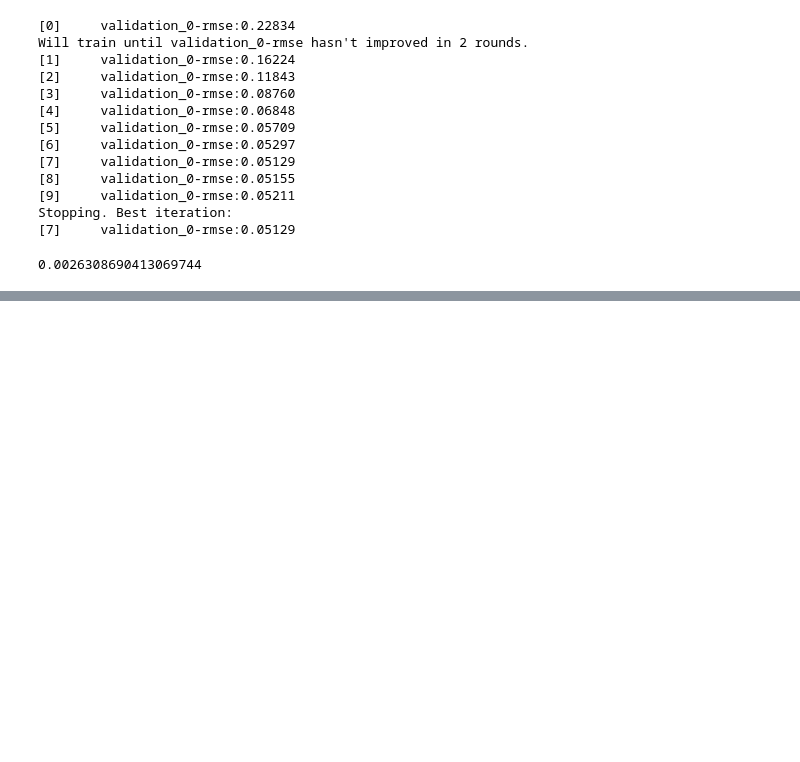
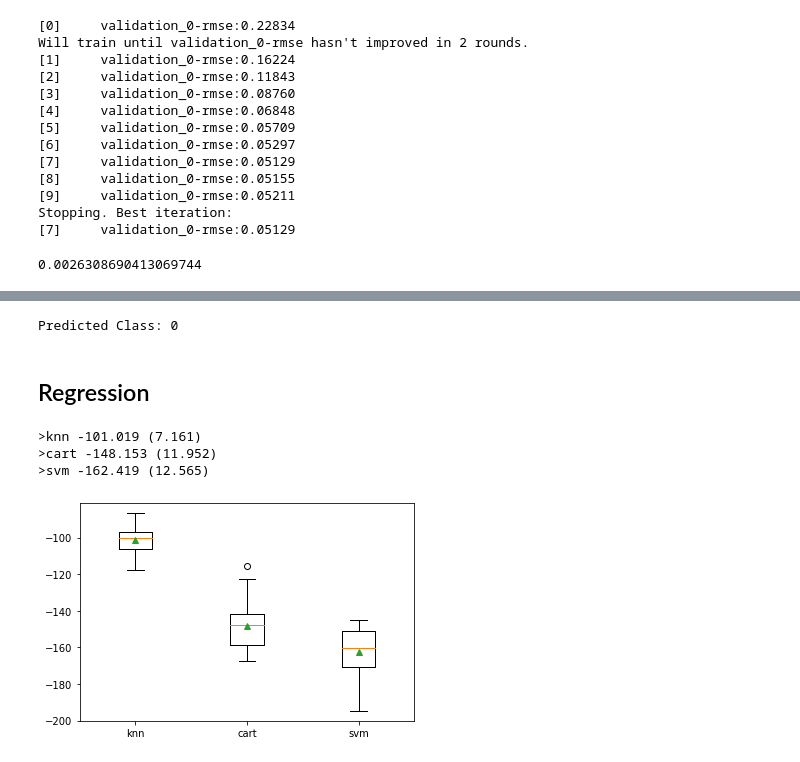
Before and after one commit to veb-101/Machine-Learning-practice, a Jupyter notebook: Chapter 7/Ensemble learning.ipynb, the cells around one changed output, grey strips where cells are left out. Saved outputs shown, nothing was run; the diff lists cells and outputs as text; code cells hidden in the pictures; blank space fills up the shorter version.

```diff
--- a/Chapter 7/Ensemble learning.ipynb
+++ b/Chapter 7/Ensemble learning.ipynb
@@ -580,0 +717,8 @@ mean_squared_error(y_val, y_pred)
+# %%
+data = [[2.47475454,0.40165523,1.68081787,2.88940715,0.91704519,-3.07950644,4.39961206,0.72464273,-4.86563631,-6.06338084,-1.22209949,-0.4699618,1.01222748,-0.6899355,-0.53000581,6.86966784,-3.27211075,-6.59044146,-2.21290585,-3.139579]]
+yhat = model.predict(data)
+print('Predicted Class: %d' % (yhat))
+# %% [output]
+Predicted Class: 0
+# %% [markdown]
+## Regression
@@ -580,0 +737,41 @@ mean_squared_error(y_val, y_pred)
+# %%
+# get the dataset
+def get_dataset():
+    X, y = make_regression(n_samples=1000, n_features=20, n_informative=15, noise=0.1, random_state=1)
+    return X, y
+
+# get a list of models to evaluate
+def get_models():
+    models = dict()
+    models['knn'] = KNeighborsRegressor()
+    models['cart'] = DecisionTreeRegressor()
+    models['svm'] = SVR()
+    return models
+
+# evaluate a given model using cross-validation
+def evaluate_model(model):
+    cv = RepeatedKFold(n_splits=10, n_repeats=3, random_state=1)
+    scores = cross_val_score(model, X, y, scoring='neg_mean_absolute_error', cv=cv, n_jobs=-1, error_score='raise')
+    return scores
+# %%
+X, y = get_dataset()
+# get the models to evaluate
+models = get_models()
+# evaluate the models and store results
+results, names = list(), list()
+
+
+for name, model in models.items():
+    scores = evaluate_model(model)
+    results.append(scores)
+    names.append(name)
+    print('>%s %.3f (%.3f)' % (name, mean(scores), std(scores)))
+
+# plot model performance for comparison
+pyplot.boxplot(results, labels=names, showmeans=True)
+pyplot.show()
+# %% [output]
+>knn -101.019 (7.161)
+>cart -148.153 (11.952)
+>svm -162.419 (12.565)
+[figure, added]
```
Also changed, not shown: parts of 18 cells of this notebook.
